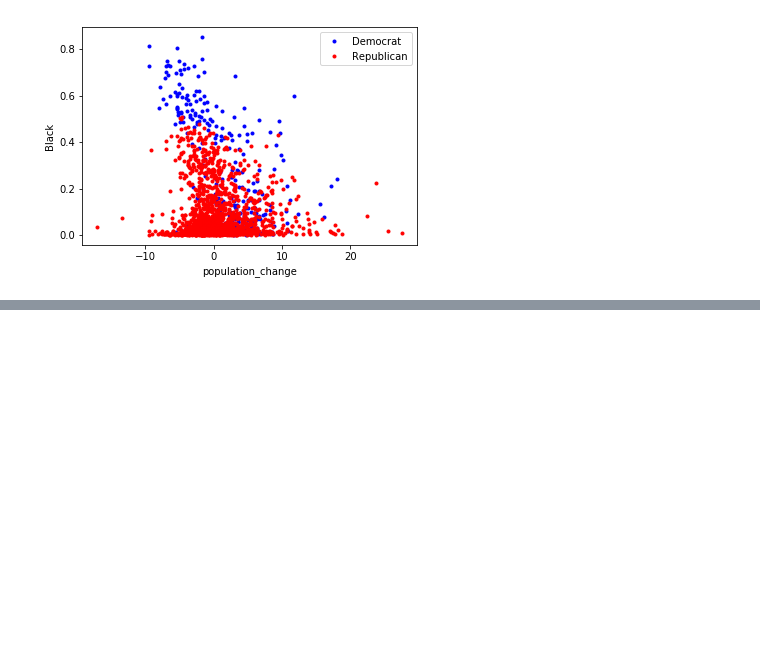
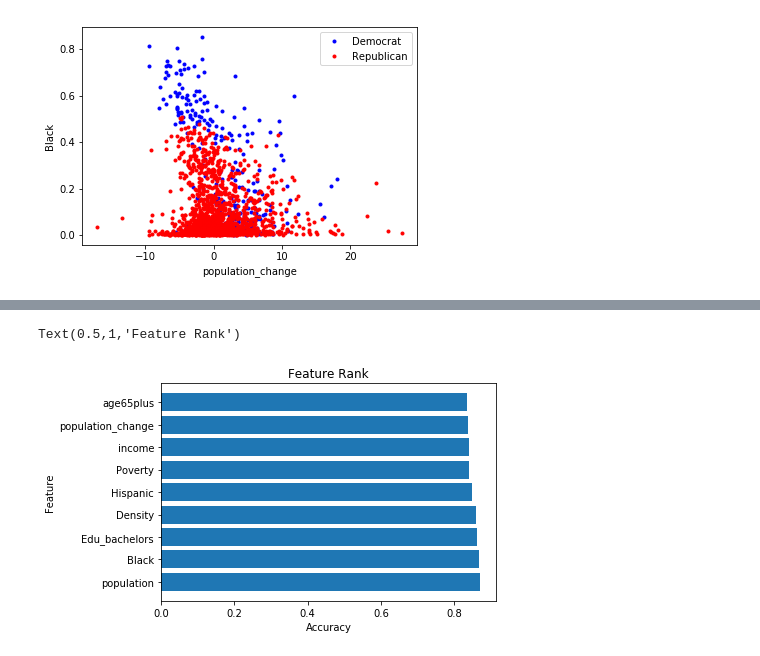
Before and after one commit to shivamswarnkar/US-Election2016-Analysis, a Jupyter notebook: Logistic Regression.ipynb, the cells around one changed output, grey strips where cells are left out. Saved outputs shown, nothing was run; the diff lists cells and outputs as text; code cells hidden in the pictures; blank space fills up the shorter version.

```diff
--- a/Logistic Regression.ipynb
+++ b/Logistic Regression.ipynb
@@ -207,8 +207,9 @@ while(len(best_pair) < 10 and i <len(sorted_x)):
         best_pair.append(sorted_x[i])
     i+=1
 
-print("Best pair features=\n")
-for pair in best_pair:
-    print(pair[0][0], pair[0][1], sep=" & ")
-    print("Accuracy=",pair[1], end="\n\n")
+print("Best pair features", (30-len("Best pair features"))*" ", "Accuracy")
+
+
+for f in best_pair:
+    print(f[0][0],"&",f[0][1] ,(30-len(f[0][0]+" & "+f[0][1]))*" ", round(f[1],4))
 # %% [output]
@@ -285,0 +295,8 @@ for i in range(10):
+# %%
+ranked = []
+for pair in sorted_x:
+    if(len(pair[0])==1):
+        ranked.append(pair)
+print("Feature", (20-len("Feature"))*" ", "Accuracy")
+for f in ranked:
+    print(f[0][0], (20-len(f[0][0]))*" ", round(f[1],4))
@@ -285,0 +314,12 @@ for i in range(10):
+# %%
+objects = [i[0][0] for i in ranked]
+y_pos = np.arange(len(objects))
+performance = [i[1] for i in ranked]
+plt.barh(y_pos, performance, align='center', alpha=1)
+plt.yticks(y_pos, objects)
+plt.ylabel('Feature')
+plt.xlabel('Accuracy')
+plt.title('Feature Rank')
+# %% [output]
+Text(0.5,1,'Feature Rank')
+[figure, added]
```
Also changed, not shown: parts of 5 cells of this notebook.
